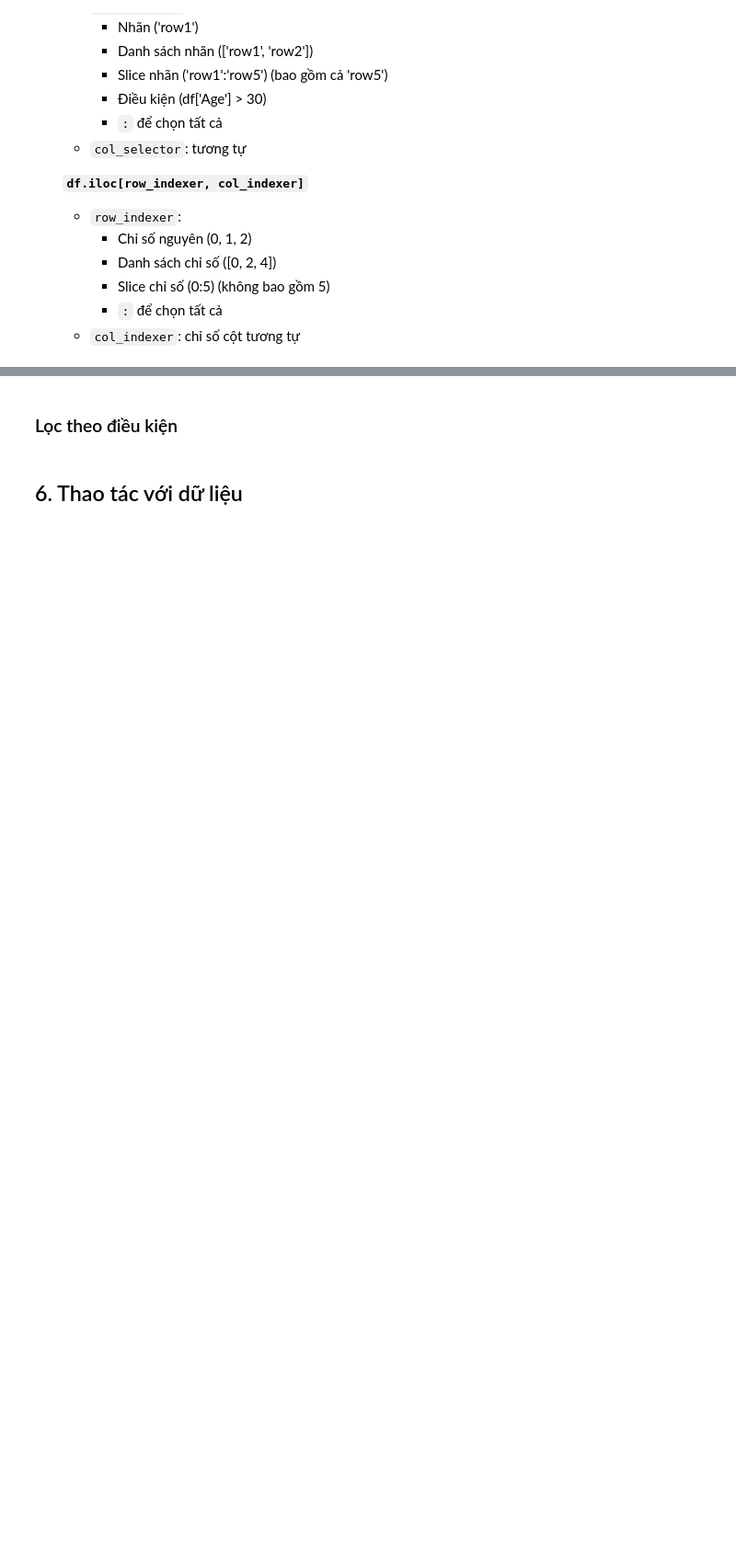
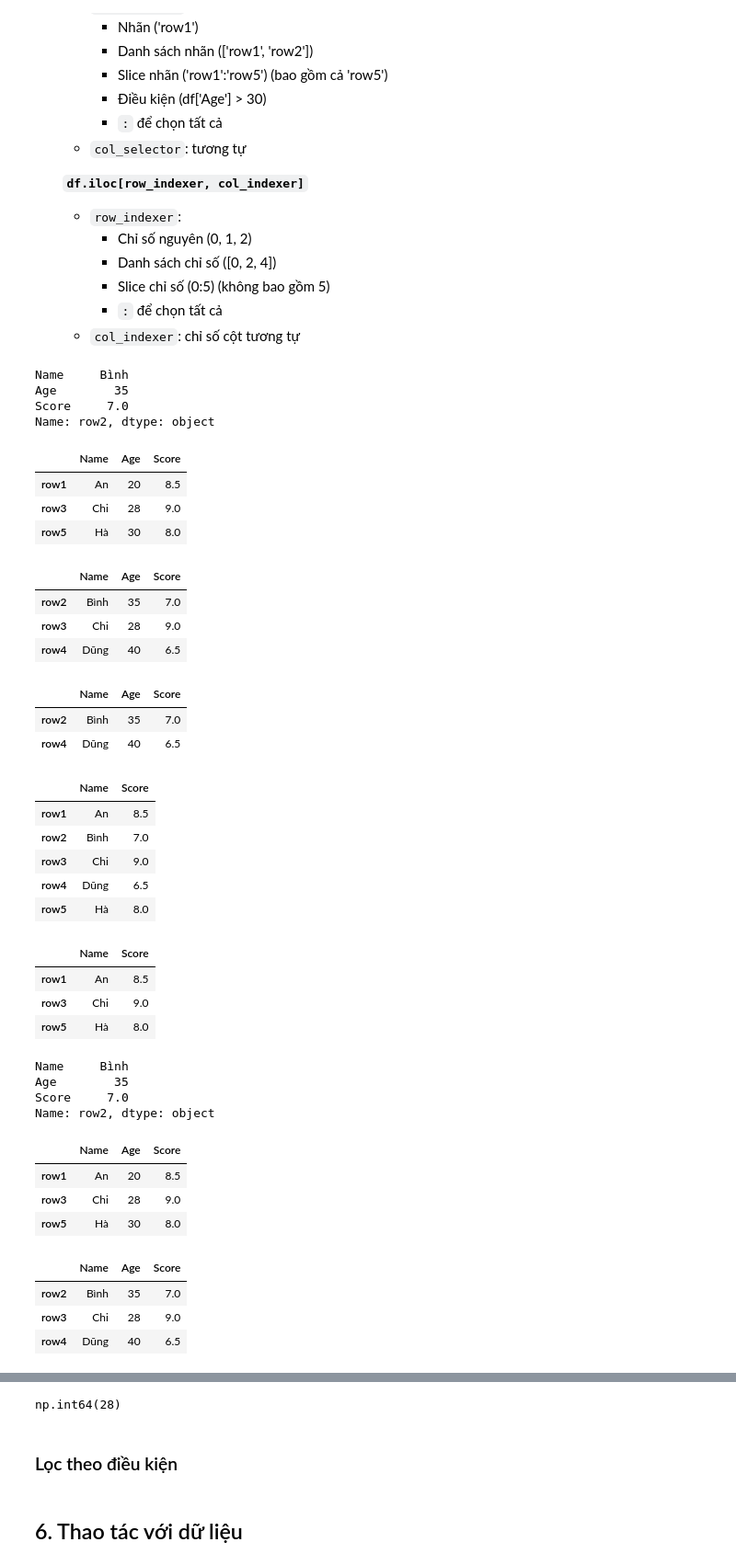
Before and after one commit to 0402anhhuy/Basic-Pandas, a Jupyter notebook: Pandas.ipynb, the cells around one changed output, grey strips where cells are left out. Shown at 92% size. Cells and saved outputs as stored; diff of their text form; code cells hidden in the pictures; blank space fills up the shorter version.

```diff
--- a/Pandas.ipynb
+++ b/Pandas.ipynb
@@ -140,8 +167,55 @@ df[['Rooms', 'Price']].head(10)
         - `:` để chọn tất cả
     - `col_indexer`: chỉ số cột tương tự
 # %%
-display(df.loc[:, ['Rooms', 'Price']].head(2))
-display(df.loc[10:13, ['Rooms', 'Price']])
+# Loc
+display(df.loc["row2"])
+display(df.loc[["row1", "row3", "row5"]])
+display(df.loc["row2":"row4"])
+display(df.loc[df["Age"] > 30])
+display(df.loc[:, ["Name", "Score"]])
+display(df.loc[df["Score"] >= 8, ["Name", "Score"]])
 
-display(df.iloc[10:16, 0:3])
-display(df.iloc[0])
+# Iloc
+display(df.iloc[1])
+display(df.iloc[[0, 2, 4]])
+display(df.iloc[1:4])
+display(df.iloc[:, [0, 2]])
+display(df.iloc[2, 1])
+# %% [output]
+Name     Bình
+Age        35
+Score     7.0
+Name: row2, dtype: object
+|  | Name | Age | Score |
+| row1 | An | 20 | 8.5 |
+| row3 | Chi | 28 | 9.0 |
+| row5 | Hà | 30 | 8.0 |
+|  | Name | Age | Score |
+| row2 | Bình | 35 | 7.0 |
+| row3 | Chi | 28 | 9.0 |
+| row4 | Dũng | 40 | 6.5 |
+|  | Name | Age | Score |
+| row2 | Bình | 35 | 7.0 |
+| row4 | Dũng | 40 | 6.5 |
+|  | Name | Score |
+| row1 | An | 8.5 |
+| row2 | Bình | 7.0 |
+| row3 | Chi | 9.0 |
+| row4 | Dũng | 6.5 |
+| row5 | Hà | 8.0 |
+|  | Name | Score |
+| row1 | An | 8.5 |
+| row3 | Chi | 9.0 |
+| row5 | Hà | 8.0 |
+Name     Bình
+Age        35
+Score     7.0
+Name: row2, dtype: object
+|  | Name | Age | Score |
+| row1 | An | 20 | 8.5 |
+| row3 | Chi | 28 | 9.0 |
+| row5 | Hà | 30 | 8.0 |
+|  | Name | Age | Score |
+| row2 | Bình | 35 | 7.0 |
+| row3 | Chi | 28 | 9.0 |
+| row4 | Dũng | 40 | 6.5 |
@@ -148,3 +228,4 @@ display(df.iloc[0])
+np.int64(28)
 # %% [markdown]
 ### Lọc theo điều kiện
 # %%
```
Also changed, not shown: parts of 5 cells of this notebook.
